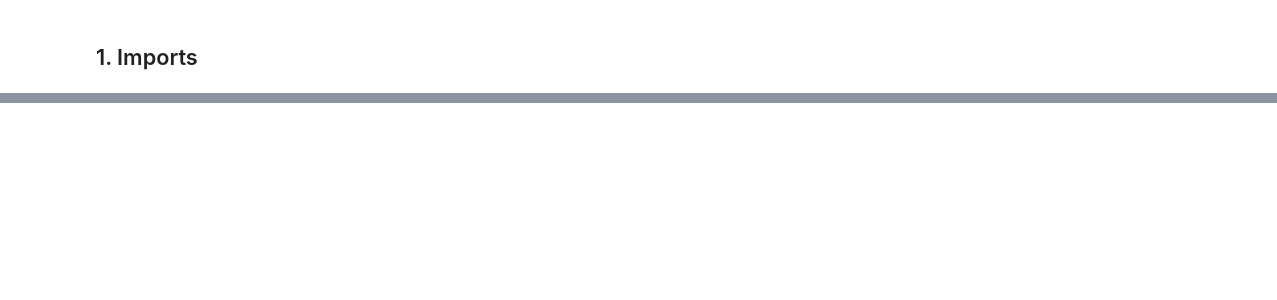
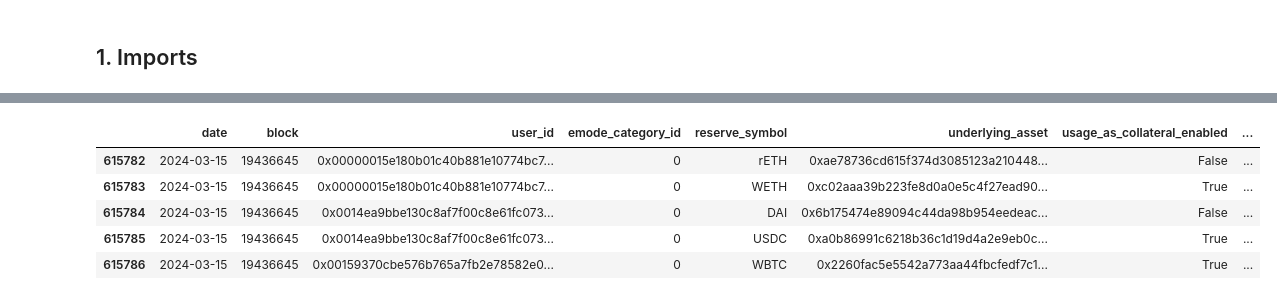
Before and after one commit to mendez-facundo/aave-urp-model, a Jupyter notebook: notebooks/02_markov_calibration.ipynb, the cells around one changed output, grey strips where cells are left out. Cells and saved outputs as stored; diff of their text form; code cells hidden in the pictures; blank space fills up the shorter version.

```diff
--- a/notebooks/02_markov_calibration.ipynb
+++ b/notebooks/02_markov_calibration.ipynb
@@ -100,27 +153,67 @@ The extractor writes metadata fields alongside the two GraphQL collections. The
 # %%
-print("Top-level keys:")
-for key in baseline_payload.keys():
-    print(f"  - {key}")
+FILE_GROUPS = {
+    "thegraph_daily": "positions_*.csv.gz",
+    "thegraph_events": "*.csv",
+    "protocol": "*.csv",
+    "prices": "*.csv",
+}
 
-print()
-for collection_name in ("users", "liquidationCalls"):
-    collection = baseline_payload[collection_name]
-    print(
-        f"{collection_name}: type={type(collection).__name__}, "
-        f"n_records={len(collection):,}"
-    )
+file_records = []
+columns_by_file: dict[str, list[str]] = {}
+for scenario_key, scenario_label in SCENARIO_KEYS:
+    scenario_dir = RAW_DATA_DIR / scenario_label
+    for sub_folder, pattern in FILE_GROUPS.items():
+        paths = sorted((scenario_dir / sub_folder).glob(pattern))
+        groups = {f"{sub_folder}/positions_<date>.csv.gz": paths} if sub_folder == "thegraph_daily" else {
+            f"{sub_folder}/{path.name}": [path] for path in paths
+        }
+        for name, group in groups.items():
+            file_records.append(
+                {
+                    "scenario": scenario_label,
+                    "file": name,
+                    "n_files": len(group),
+                    "size_mb": round(sum(path.stat().st_size for path in group) / 1e6, 2),
+                }
+            )
+            if scenario_key == "baseline" and group:
+                columns_by_file[name] = list(pd.read_csv(group[0], nrows=0).columns)
 
-print()
-print("Extractor metadata (if present):")
-for meta_key in (
-    "protocol",
-    "network",
-    "window_days",
-    "start_datetime_utc",
-    "end_datetime_utc",
-    "user_count",
-    "liquidation_call_count",
-):
-    if meta_key in baseline_payload:
-        print(f"  {meta_key}: {baseline_payload[meta_key]}")
+display(pd.DataFrame(file_records).set_index(["scenario", "file"]))
+
+print("Columns (baseline files):")
+for name, columns in columns_by_file.items():
+    print(f"  {name}: {columns}")
+
+import json
+
+for scenario_key, scenario_label in SCENARIO_KEYS:
+    meta_path = RAW_DATA_DIR / scenario_label / "thegraph_daily" / "metadata.json"
+    if meta_path.exists():
+        metadata = json.loads(meta_path.read_text(encoding="utf-8"))
+        shown = {k: metadata[k] for k in ("sample", "scenario", "first_date", "last_date", "n_days") if k in metadata}
+        print(f"\n[{scenario_key}] thegraph_daily/metadata.json: {shown}")
+
+example_day = VALUATION_DATE["baseline"]
+example = positions_by_scenario["baseline"].loc[positions_by_scenario["baseline"]["date"] == example_day]
+print(f"\nBaseline positions on {example_day.date()} (first rows):")
+display(example.head())
+
+# Balance recomputation on day t, both scenarios.
+for scenario_key, scenario_label in SCENARIO_KEYS:
+    path = RAW_DATA_DIR / scenario_label / "thegraph_daily" / f"positions_{VALUATION_DATE[scenario_key].date()}.csv.gz"
+    raw_day = pd.read_csv(path, dtype=str, keep_default_na=False)
+    scale = 10.0 ** raw_day["decimals"].astype(float)
+    liquidity_index = raw_day["liquidity_index"].astype(float)
+    borrow_index = raw_day["variable_borrow_index"].astype(float)
+    a_check = raw_day["scaled_a_token_balance"].astype(float) * liquidity_index / 1e27 / scale
+    v_check = raw_day["scaled_variable_debt"].astype(float) * borrow_index / 1e27 / scale
+    a_file = raw_day["a_token_balance"].astype(float)
+    v_file = raw_day["variable_debt"].astype(float)
+    # The file stores balances rounded to 6 decimals, so the tolerance is half a unit of that rounding
+    # plus a relative term for the float arithmetic of the recomputation.
+    err_a = ((a_check - a_file).abs() - 1e-9 * a_file.abs()).clip(lower=0).max()
+    err_v = ((v_check - v_file).abs() - 1e-9 * v_file.abs()).clip(lower=0).max()
+    print(f"[{scenario_key}] recomputed balances: max excess error beyond the 6-decimal rounding: aToken={err_a:.2e}, variable debt={err_v:.2e} tokens")
+    assert err_a < 5.1e-7 and err_v < 5.1e-7, "File balances differ from scaled balance x index."
 # %% [output]
@@ -143,0 +253,6 @@ Top-level keys:
+|  | date | block | user_id | emode_category_id | reserve_symbol | underlying_asset | usage_as_collateral_enabled | ... |
+| 615782 | 2024-03-15 | 19436645 | 0x00000015e180b01c40b881e10774bc7... | 0 | rETH | 0xae78736cd615f374d3085123a210448... | False | ... |
+| 615783 | 2024-03-15 | 19436645 | 0x00000015e180b01c40b881e10774bc7... | 0 | WETH | 0xc02aaa39b223fe8d0a0e5c4f27ead90... | True | ... |
+| 615784 | 2024-03-15 | 19436645 | 0x0014ea9bbe130c8af7f00c8e61fc073... | 0 | DAI | 0x6b175474e89094c44da98b954eedeac... | False | ... |
+| 615785 | 2024-03-15 | 19436645 | 0x0014ea9bbe130c8af7f00c8e61fc073... | 0 | USDC | 0xa0b86991c6218b36c1d19d4a2e9eb0c... | True | ... |
+| 615786 | 2024-03-15 | 19436645 | 0x00159370cbe576b765a7fb2e78582e0... | 0 | WBTC | 0x2260fac5e5542a773aa44fbcfedf7c1... | True | ... |
```
Also changed, not shown: parts of 51 cells of this notebook, 2 other files.
